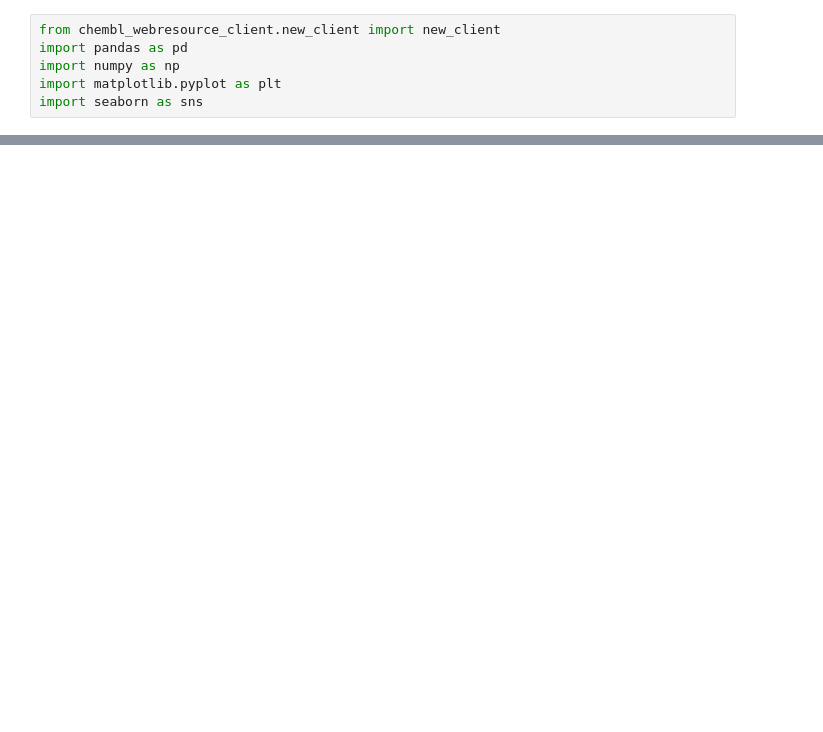
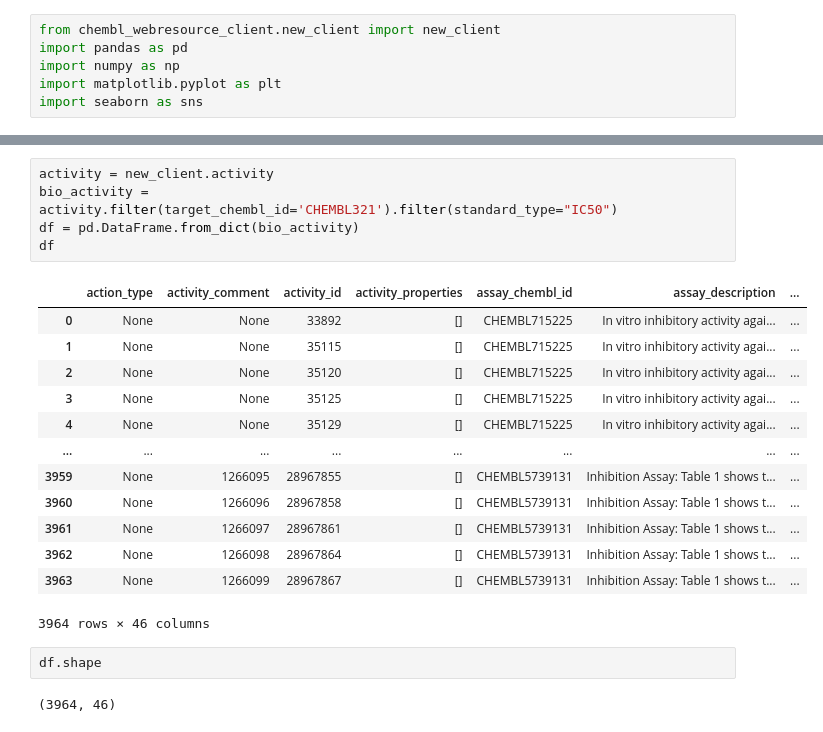
Before and after one commit to syedasonianaz/drug_discovery_mmp9, a Jupyter notebook: machine_learning/drug_discovery/notebook/drug_discovery.ipynb, the cells around one changed output, grey strips where cells are left out. Cells and saved outputs as stored; diff of their text form; blank space fills up the shorter version.

Commit message:
Phase 1 complete: EDA and data cleaning for MMP9 QSAR

```diff
--- a/machine_learning/drug_discovery/notebook/drug_discovery.ipynb
+++ b/machine_learning/drug_discovery/notebook/drug_discovery.ipynb
@@ -136,0 +21,23 @@ print(clean_df.shape)
+# %%
+activity = new_client.activity
+bio_activity = activity.filter(target_chembl_id='CHEMBL321').filter(standard_type="IC50")
+df = pd.DataFrame.from_dict(bio_activity)
+df
+# %% [output]
+|  | action_type | activity_comment | activity_id | activity_properties | assay_chembl_id | assay_description | ... |
+| 0 | None | None | 33892 | [] | CHEMBL715225 | In vitro inhibitory activity agai... | ... |
+| 1 | None | None | 35115 | [] | CHEMBL715225 | In vitro inhibitory activity agai... | ... |
+| 2 | None | None | 35120 | [] | CHEMBL715225 | In vitro inhibitory activity agai... | ... |
+| 3 | None | None | 35125 | [] | CHEMBL715225 | In vitro inhibitory activity agai... | ... |
+| 4 | None | None | 35129 | [] | CHEMBL715225 | In vitro inhibitory activity agai... | ... |
+| ... | ... | ... | ... | ... | ... | ... | ... |
+| 3959 | None | 1266095 | 28967855 | [] | CHEMBL5739131 | Inhibition Assay: Table 1 shows t... | ... |
+| 3960 | None | 1266096 | 28967858 | [] | CHEMBL5739131 | Inhibition Assay: Table 1 shows t... | ... |
+| 3961 | None | 1266097 | 28967861 | [] | CHEMBL5739131 | Inhibition Assay: Table 1 shows t... | ... |
+| 3962 | None | 1266098 | 28967864 | [] | CHEMBL5739131 | Inhibition Assay: Table 1 shows t... | ... |
+| 3963 | None | 1266099 | 28967867 | [] | CHEMBL5739131 | Inhibition Assay: Table 1 shows t... | ... |
+3964 rows × 46 columns
+# %%
+df.shape
+# %% [output]
+(3964, 46)
```
Also changed, not shown: parts of 39 cells of this notebook, 1 other file.
